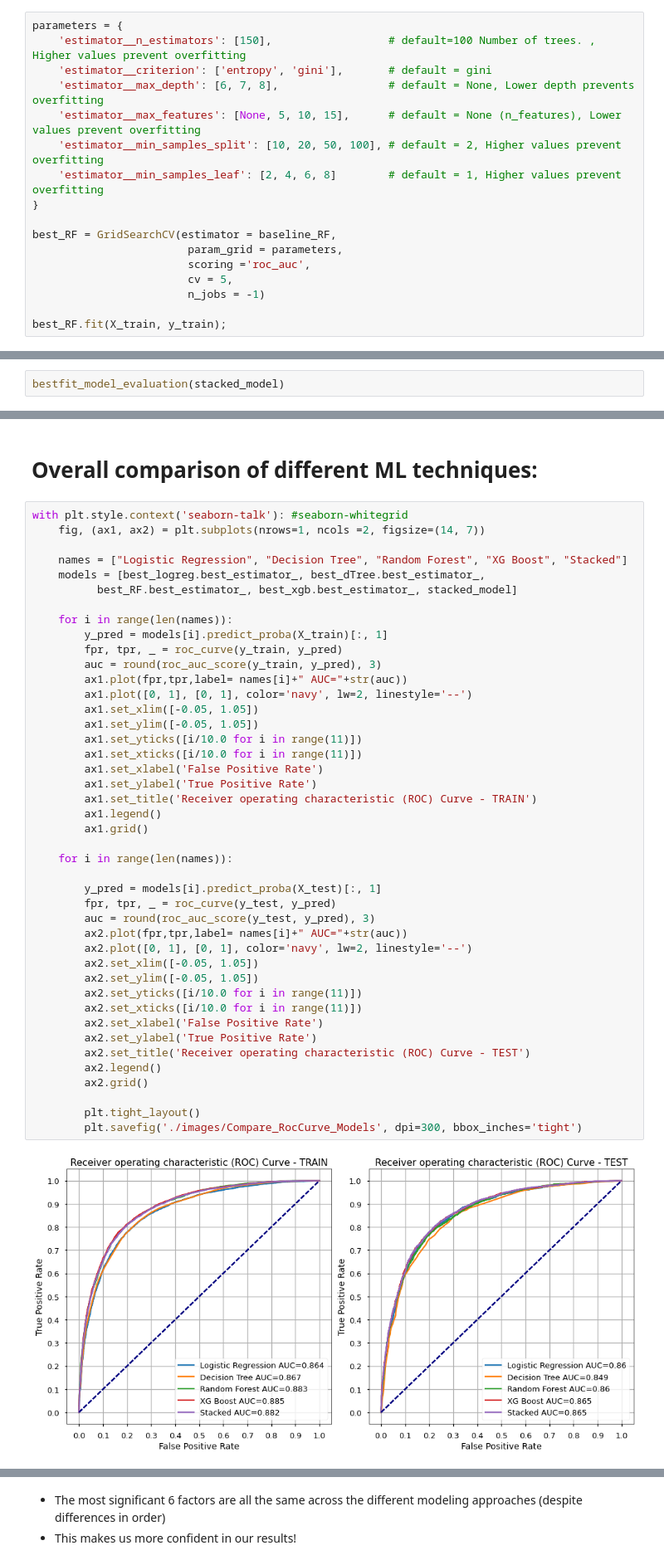
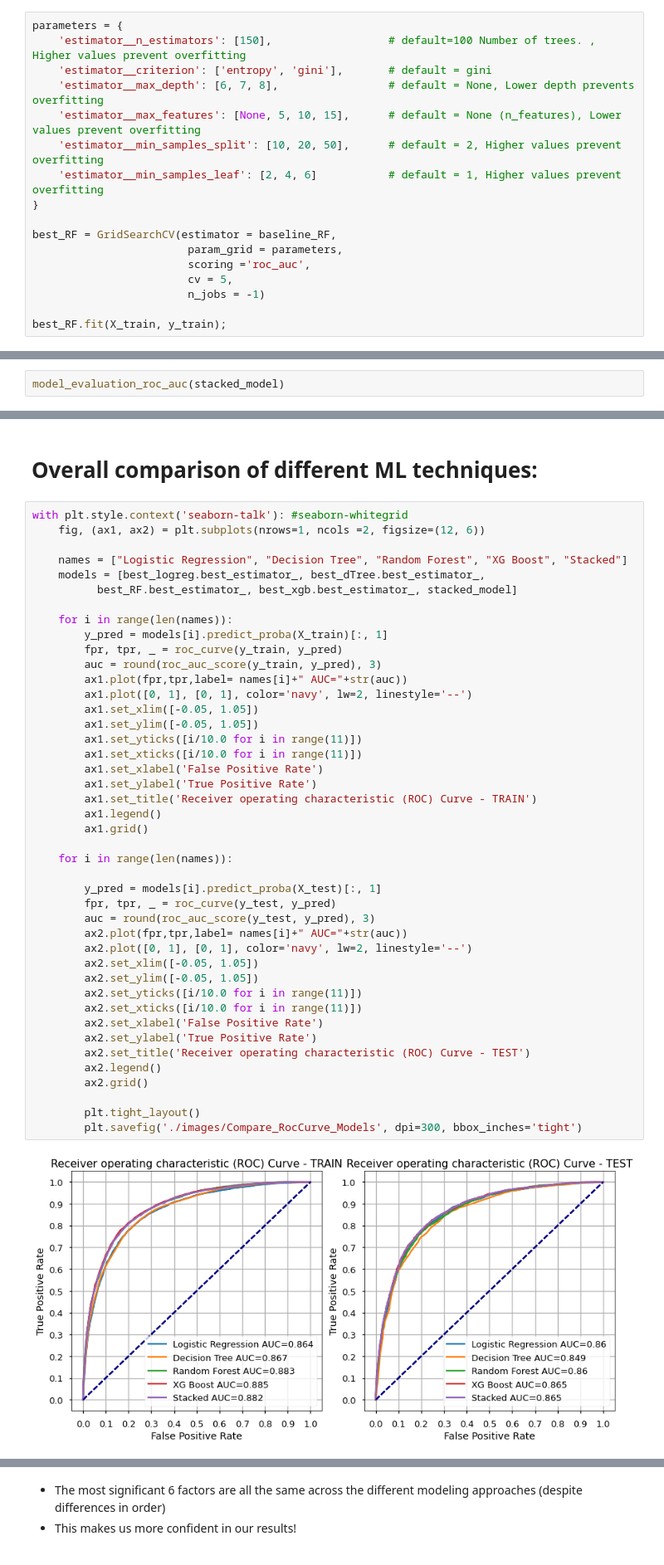
Before and after one commit to erdemiraysu/Seasonal_Flu_Vaccine_Intake_Classification, a Jupyter notebook: Notebook.ipynb, the cells around one changed output, grey strips where cells are left out. Shown at 83% size. Saved outputs shown, nothing was run; the diff lists cells and outputs as text.

```diff
--- a/Notebook.ipynb
+++ b/Notebook.ipynb
@@ -1527,8 +1519,8 @@ parameters = {
     'estimator__criterion': ['entropy', 'gini'],       # default = gini
     'estimator__max_depth': [6, 7, 8],                 # default = None, Lower depth prevents overfitting
     'estimator__max_features': [None, 5, 10, 15],      # default = None (n_features), Lower values prevent overfitting
-    'estimator__min_samples_split': [10, 20, 50, 100], # default = 2, Higher values prevent overfitting
-    'estimator__min_samples_leaf': [2, 4, 6, 8]        # default = 1, Higher values prevent overfitting
+    'estimator__min_samples_split': [10, 20, 50],      # default = 2, Higher values prevent overfitting
+    'estimator__min_samples_leaf': [2, 4, 6]           # default = 1, Higher values prevent overfitting
 }
 
 best_RF = GridSearchCV(estimator = baseline_RF,
@@ -1763,7 +1764,7 @@ stacked_model = Pipeline([
 
 stacked_model.fit(X_train, y_train);
 # %%
-bestfit_model_evaluation(stacked_model)
+model_evaluation_roc_auc(stacked_model)
 # %% [output]
 [figure]
 --------------------------------------------------------
@@ -1795,7 +1796,7 @@ weighted avg      0.789     0.789     0.789      6487
 # Overall comparison of different ML techniques:
 # %%
 with plt.style.context('seaborn-talk'): #seaborn-whitegrid
-    fig, (ax1, ax2) = plt.subplots(nrows=1, ncols =2, figsize=(14, 7))
+    fig, (ax1, ax2) = plt.subplots(nrows=1, ncols =2, figsize=(12, 6))
 
     names = ["Logistic Regression", "Decision Tree", "Random Forest", "XG Boost", "Stacked"]
     models = [best_logreg.best_estimator_, best_dTree.best_estimator_,
@@ -1810,34 +1811,34 @@ with plt.style.context('seaborn-talk'): #seaborn-whitegrid
         ax1.set_xlim([-0.05, 1.05])
         ax1.set_ylim([-0.05, 1.05])
         ax1.set_yticks([i/10.0 for i in range(11)])
         ax1.set_xticks([i/10.0 for i in range(11)])
         ax1.set_xlabel('False Positive Rate')
         ax1.set_ylabel('True Positive Rate')
         ax1.set_title('Receiver operating characteristic (ROC) Curve - TRAIN')
         ax1.legend()
         ax1.grid()
 
     for i in range(len(names)):
 
         y_pred = models[i].predict_proba(X_test)[:, 1]
         fpr, tpr, _ = roc_curve(y_test, y_pred)
         auc = round(roc_auc_score(y_test, y_pred), 3)
         ax2.plot(fpr,tpr,label= names[i]+" AUC="+str(auc))
         ax2.plot([0, 1], [0, 1], color='navy', lw=2, linestyle='--')
         ax2.set_xlim([-0.05, 1.05])
         ax2.set_ylim([-0.05, 1.05])
         ax2.set_yticks([i/10.0 for i in range(11)])
         ax2.set_xticks([i/10.0 for i in range(11)])
         ax2.set_xlabel('False Positive Rate')
         ax2.set_ylabel('True Positive Rate')
         ax2.set_title('Receiver operating characteristic (ROC) Curve - TEST')
         ax2.legend()
         ax2.grid()
 
         plt.tight_layout()
         plt.savefig('./images/Compare_RocCurve_Models', dpi=300, bbox_inches='tight')
 # %% [output]
-[figure, old version]
+[figure, new version]
 # %%
 def compare_roc_auc(names, models):
 
```
Also changed, not shown: parts of 99 cells of this notebook.
